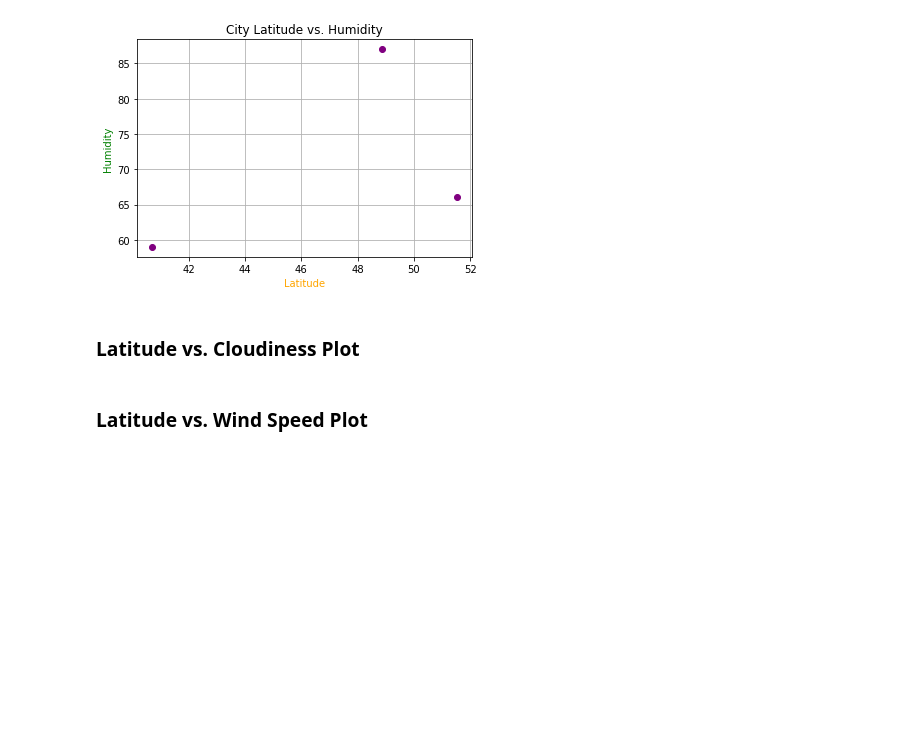
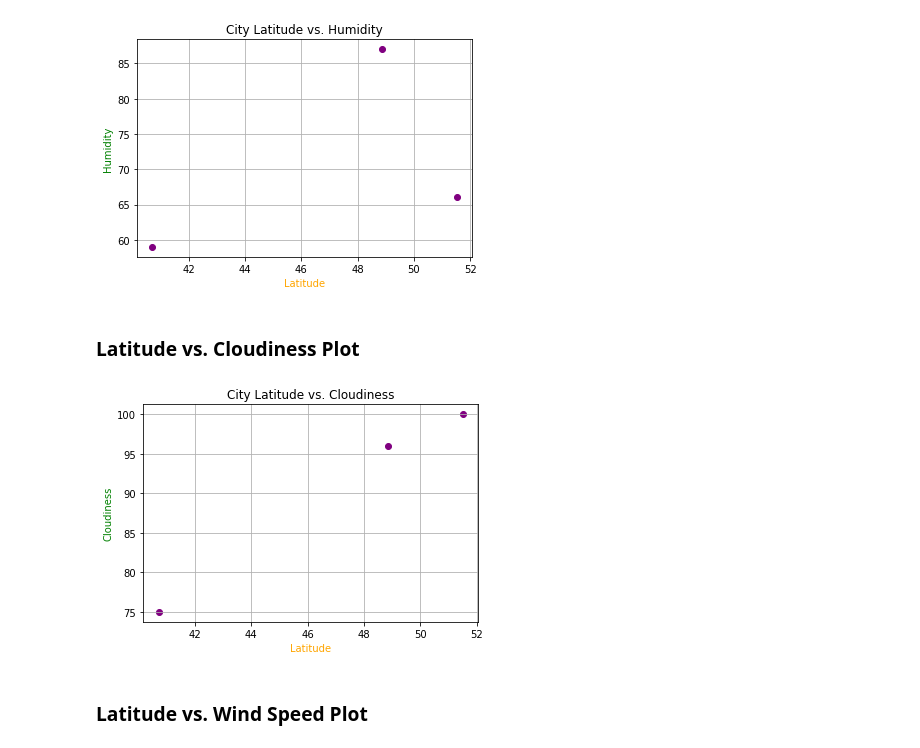
Before and after one commit to WilliamRoll/Python-API-Challenge, a Jupyter notebook: WeatherPy/WeatherPy.ipynb, the cells around one changed output. Cells and saved outputs as stored; diff of their text form; code cells hidden in the pictures; blank space fills up the shorter version.

Commit message:
WeatherPy script; lat vs cloudiness scatter plt script is working

```diff
--- a/WeatherPy/WeatherPy.ipynb
+++ b/WeatherPy/WeatherPy.ipynb
@@ -162,6 +162,16 @@ plt.show()
 [figure]
 # %% [markdown]
 ### Latitude vs. Cloudiness Plot
+# %%
+#lat vs humidity scatter plot
+plt.scatter(weather_data['Lat'], weather_data['Cloudiness'], color = "purple")
+plt.xlabel("Latitude", color = "orange")
+plt.ylabel("Cloudiness", color = "green")
+plt.title("City Latitude vs. Cloudiness")
+plt.grid()
+plt.show()
+# %% [output]
+[figure, added]
 # %% [markdown]
 ### Latitude vs. Wind Speed Plot
 # %% [markdown]
```
